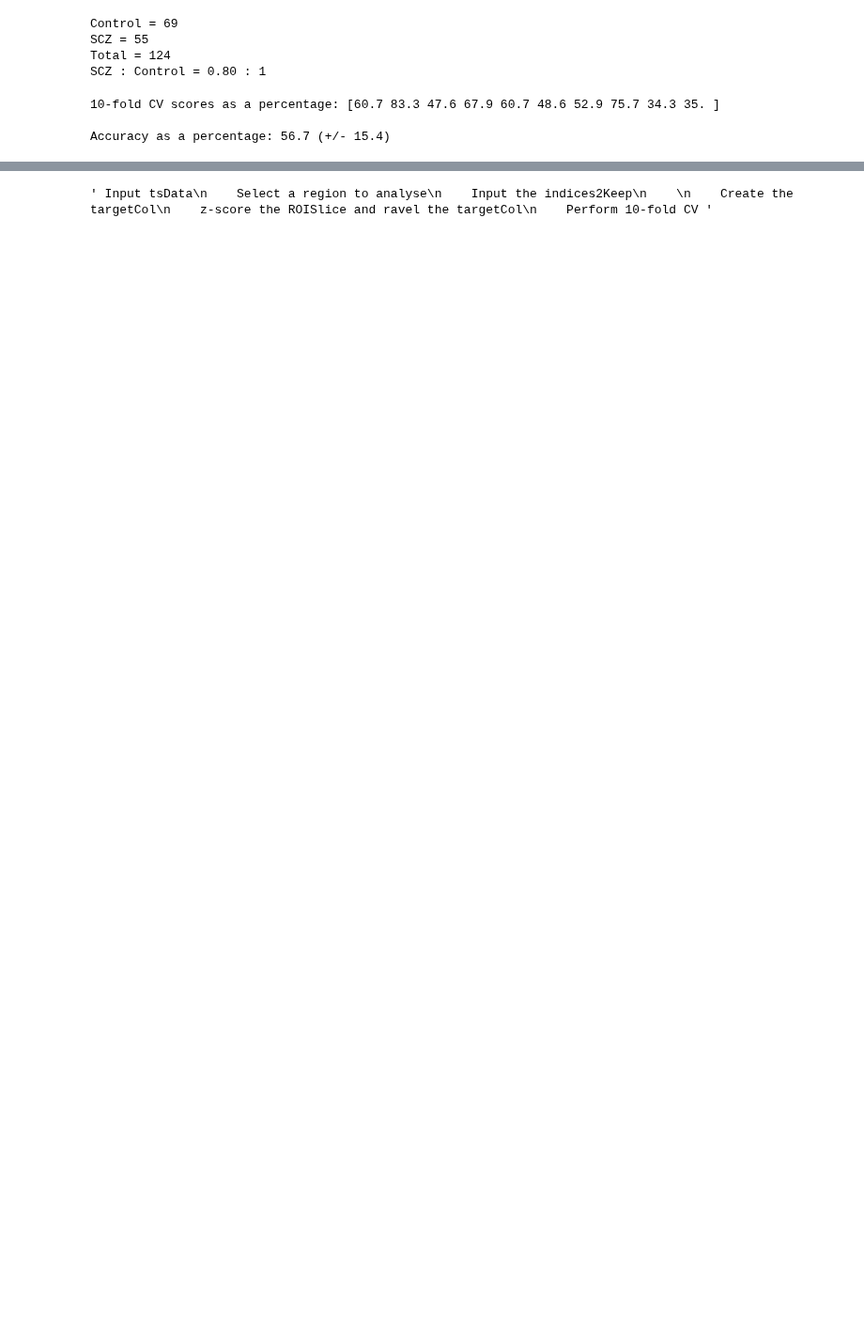
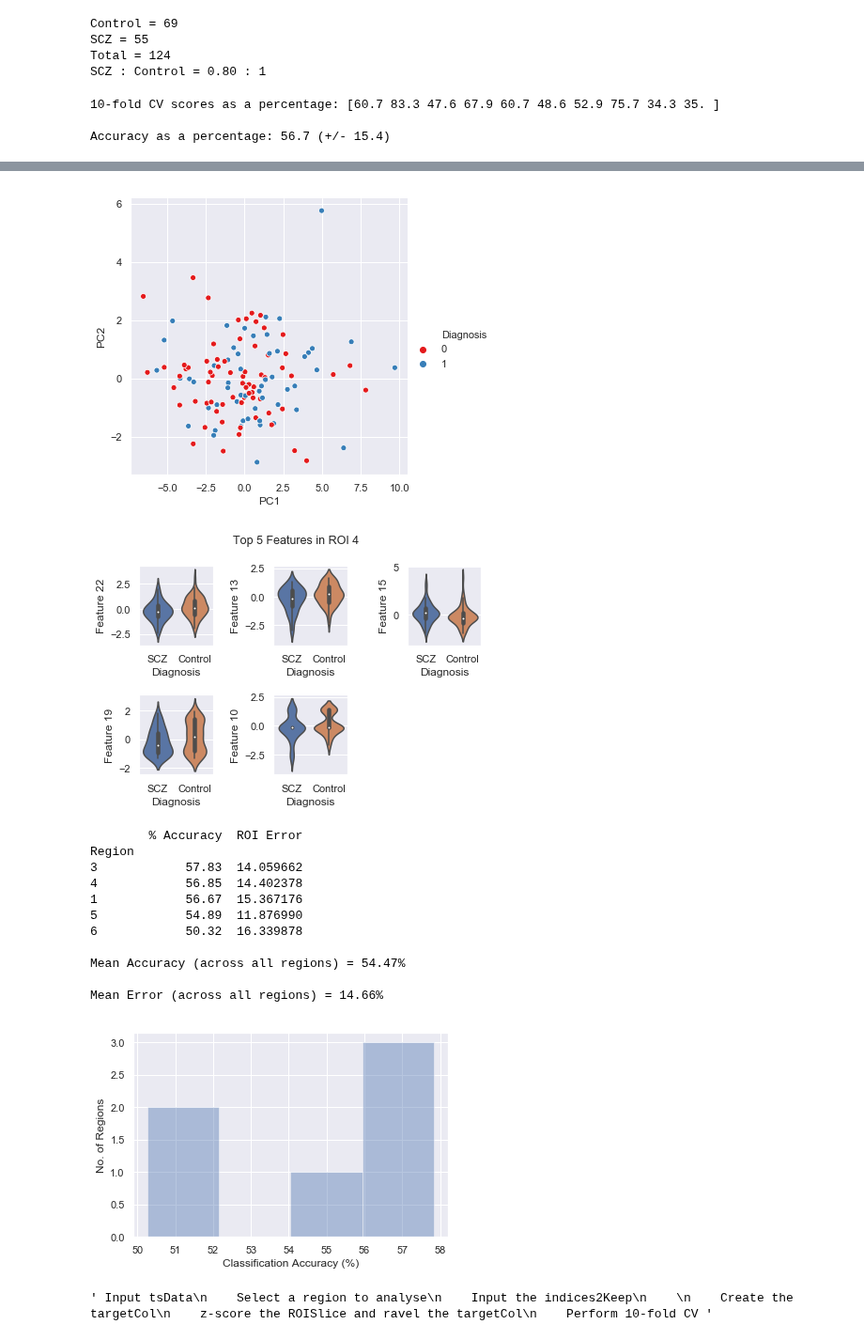
Before and after one commit to DynamicsAndNeuralSystems/fMRI_FeaturesDisorders, a Jupyter notebook: refinedCode.ipynb, the cells around one changed output, grey strips where cells are left out. Shown at 94% size. Cells and saved outputs as stored; diff of their text form; code cells hidden in the pictures; blank space fills up the shorter version.

```diff
--- a/refinedCode.ipynb
+++ b/refinedCode.ipynb
@@ -359,3 +197,22 @@ Reg_by_Reg_Anal(ROI, tsData, targetCol, ROIs, indices2Keep, dispFigs)
+# %%
+# Region-by-Region Analysis
+
+af.Reg_by_Reg_Anal(ROI, tsData, targetCol, ROIs, indices2KeepMat, dispFigs)
+# %% [output]
+[figure, added]
+[figure, added]
+        % Accuracy  ROI Error
+Region
+3            57.83  14.059662
+4            56.85  14.402378
+1            56.67  15.367176
+5            54.89  11.876990
+6            50.32  16.339878
+
+Mean Accuracy (across all regions) = 54.47%
+
+Mean Error (across all regions) = 14.66%
+[figure, added]
 # %%
 # Region-by-Region Analysis
 ''' Input tsData
```
Also changed, not shown: parts of 8 cells of this notebook, 1 other file.
